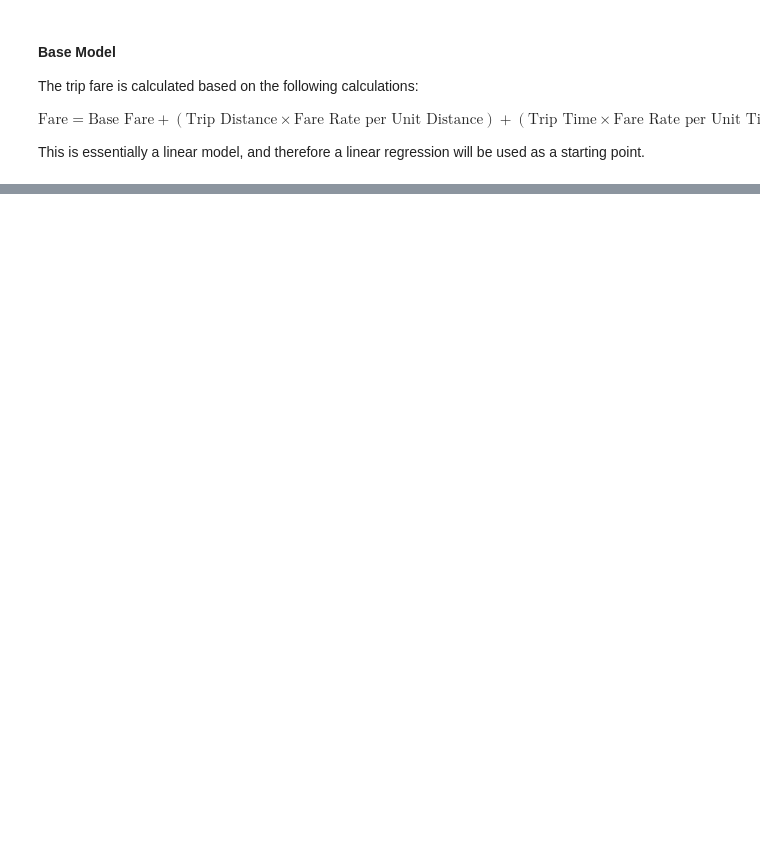
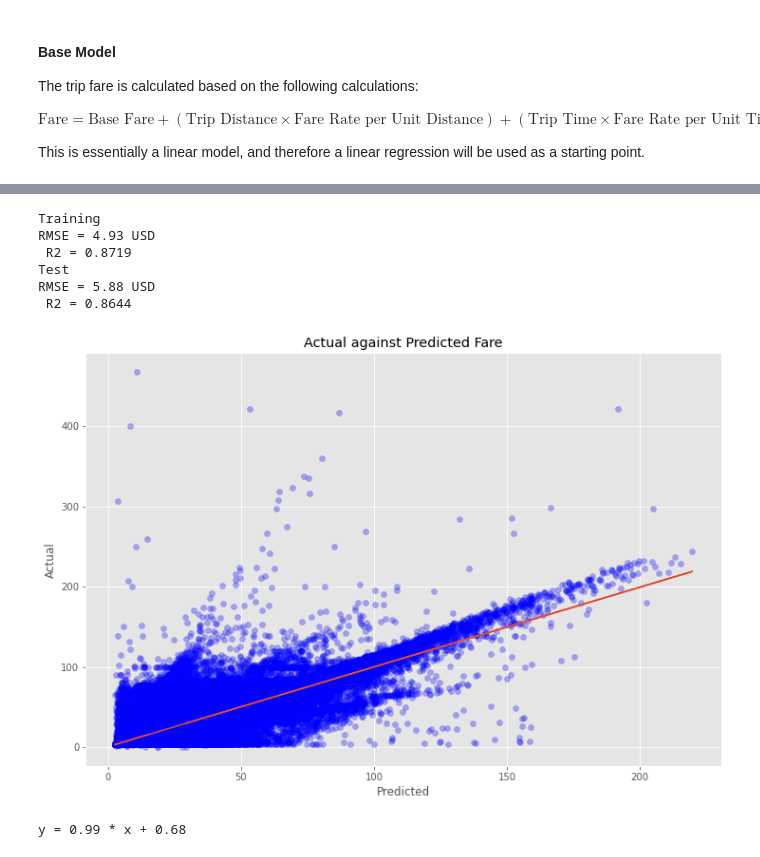
Before and after one commit to aloisiusStephen/ChicagoRideHailing, a Jupyter notebook: ChicagoRideHailing_PredictionModel.ipynb, the cells around one changed output, grey strips where cells are left out. Drawn from its saved outputs; the diff is of its cells as text; code cells hidden in the pictures; blank space fills up the shorter version.

Commit message:
Add prediction models for comparison
Models include
- Linear Regression
- Lasso
- Lasso CV
- xgboost

```diff
--- a/ChicagoRideHailing_PredictionModel.ipynb
+++ b/ChicagoRideHailing_PredictionModel.ipynb
@@ -149,0 +161,8 @@ from sklearn.linear_model import LinearRegression
+# %%
+## preparing training and test set
+
+train_X = df_clean2020[['Trip Seconds','Trip Miles']]
+train_Y = df_clean2020[['Fare']].values.ravel()
+
+test_X = df_clean[['Trip Seconds','Trip Miles']]
+test_Y = df_clean[['Fare']].values.ravel()
@@ -149,0 +177,37 @@ from sklearn.linear_model import LinearRegression
+# %%
+# linear model
+from sklearn.linear_model import LinearRegression
+from  sklearn.metrics import  mean_squared_error, r2_score
+
+linear = LinearRegression().fit(train_X,train_Y)
+
+print('Training')
+evaluateModel(train_X,train_Y,linear)
+print('Test ')
+evaluateModel(test_X,test_Y,linear)
+# %% [output]
+Training
+RMSE = 4.93 USD
+ R2 = 0.8719
+Test
+RMSE = 5.88 USD
+ R2 = 0.8644
+# %%
+pred_Y = linear.predict(test_X)
+m,b = np.polyfit(pred_Y, test_Y, 1)
+
+## plot
+fig, ax = plt.subplots()
+fig.set_size_inches(12,8)
+
+ax.set_xlabel('Predicted')
+ax.set_ylabel('Actual')
+ax.set_title('Actual against Predicted Fare')
+
+ax.scatter(pred_Y, test_Y, color = 'blue', alpha = 0.3)
+ax.plot(pred_Y, m*pred_Y+b)
+plt.show()
+print('y = {0:.2f} * x + {1:.2f}'.format(m,b))
+# %% [output]
+[figure, added]
+y = 0.99 * x + 0.68
```
Also changed, not shown: parts of 11 cells of this notebook.
